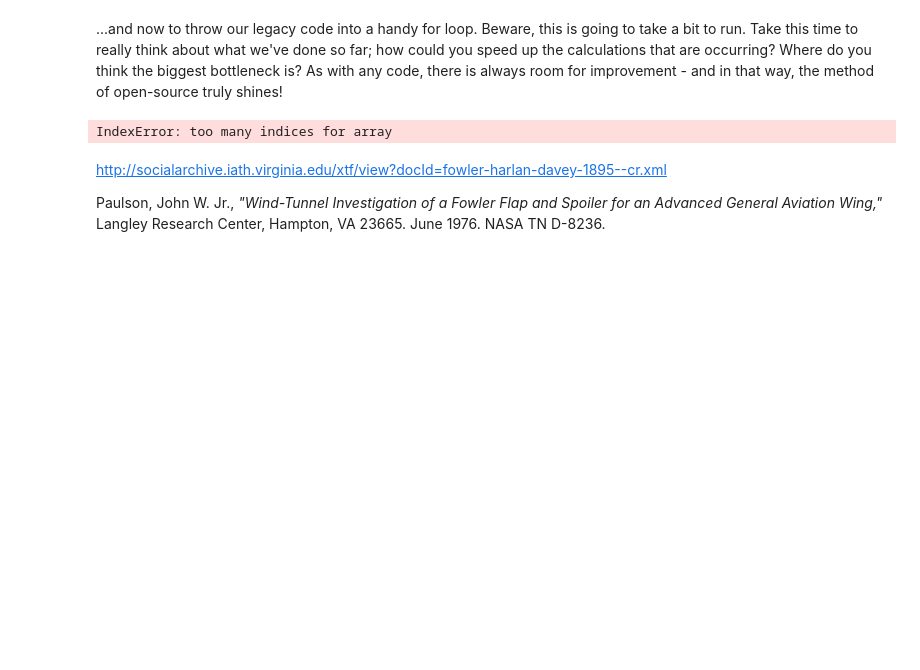
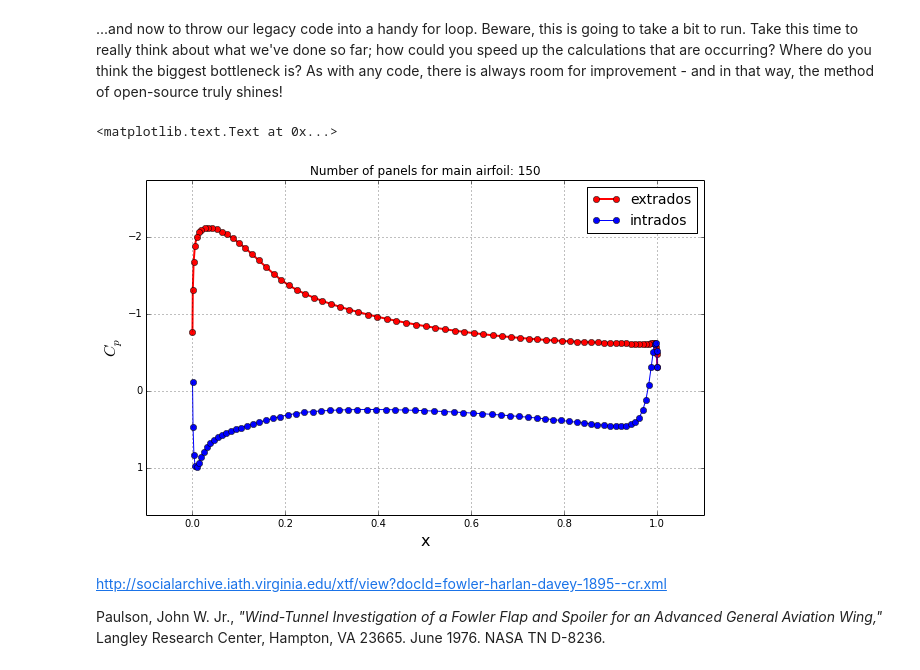
Before and after one commit to cparvini/AeroHydroWork, a Jupyter notebook: Project/FowlerFlap.ipynb, the cells around one changed output. Cells and saved outputs as stored; diff of their text form; code cells hidden in the pictures; blank space fills up the shorter version.

```diff
--- a/Project/FowlerFlap.ipynb
+++ b/Project/FowlerFlap.ipynb
@@ -409,11 +409,11 @@ angles = numpy.linspace(0.,25.,steps)
 Now we have the total chord length of the airfoils, the rotation center for our flap, and the angles that we want to simulate the flow at! For completeness, we'll define some placeholders for the coming math.
 # %%
 # Initialize Variables
-panels = numpy.empty((steps), dtype=object)
-panel_main = numpy.empty((steps), dtype=object)
-panel_flap = numpy.empty((steps), dtype=object)
-xf_plot = numpy.empty((steps), dtype=object)
-yf_plot = numpy.empty((steps), dtype=object)
+panels = numpy.empty((steps,2*N), dtype=object)
+panel_main = numpy.empty((steps,N), dtype=object)
+panel_flap = numpy.empty((steps,N), dtype=object)
+xf_plot = numpy.empty((steps,N), dtype=object)
+yf_plot = numpy.empty((steps,N), dtype=object)
 u, v = numpy.empty((steps, Nx, Ny), dtype=float), \
         numpy.empty((steps, Nx, Ny), dtype=float)
 cp = numpy.empty((steps, Nx, Ny), dtype=float)
@@ -447,7 +447,7 @@ for i, theta in enumerate(angles):
     pyplot.scatter([panel.xa for panel in panel_flap[i]], [panel.ya for panel in panel_flap[i]], color='r');
     pyplot.grid()
 
-    xf_plot[i], yf_plot[i] = x, y
+    xf_plot[i], yf_plot[i] = [panel.xa for panel in panels[i,:]], [panel.ya for panel in panels[i,:]]
 # %% [output]
 [figure]
 # %% [markdown]
@@ -485,32 +485,33 @@ for i in xrange(steps):
 
     u[i,:,:], v[i,:,:] = get_velocity_field(panels[i], freestream, X, Y)
     cp[i,:,:] = 1.0 - (u[i,:,:]**2+v[i,:,:]**2)/freestream.u_inf**2
-    panel_main[i], panel_flap[i] = panels[0:N-1], panels[N:]
+    panel_main[i,:], panel_flap[i,:] = panels[i,0:N], panels[i,N:]
 # %%
 view = -1
 val_x, val_y = 0.10, 0.20
-x_min, x_max = numpy.min( [panel.xa for panel in panel_main[view]] ), numpy.max( [panel.xa for panel in panel_main[view]] )
+x_min, x_max = numpy.min( [panel.xa for panel in panel_main[view,:]] ), numpy.max( [panel.xa for panel in panel_main[view,:]] )
 cp_min, cp_max = numpy.min( [panel.cp for panel in panel_main[view,:]] ), numpy.max( [panel.cp for panel in panel_main[view,:]] )
 x_start, x_end = x_min - val_x * (x_max-x_min), x_max + val_x * (x_max-x_min)
 y_start, y_end = cp_min - val_y * (cp_max-cp_min), cp_max + val_y * (cp_max-cp_min)
 
 pyplot.figure(figsize=(10, 6))
 pyplot.grid(True)
 pyplot.xlabel('x', fontsize=16)
 pyplot.ylabel('$C_p$', fontsize=16)
 pyplot.plot([panel.xc for panel in panel_main[view,:] if panel.loc == 'extrados'],
          [panel.cp for panel in panel_main[view,:] if panel.loc == 'extrados'],
          color='r', linestyle='-', linewidth=2, marker='o', markersize=6)
 pyplot.plot([panel.xc for panel in panel_main[view,:] if panel.loc == 'intrados'],
          [panel.cp for panel in panel_main[view,:] if panel.loc == 'intrados'],
          color='b', linestyle='-', linewidth=1, marker='o', markersize=6)
 pyplot.legend(['extrados', 'intrados'], loc='best', prop={'size':14})
 pyplot.xlim(x_start, x_end)
 pyplot.ylim(y_start, y_end)
 pyplot.gca().invert_yaxis()
 pyplot.title('Number of panels for main airfoil: %d' % N)
 # %% [output]
-IndexError: too many indices for array
+<matplotlib.text.Text at 0x...>
+[figure, added]
 # %% [markdown]
 http://socialarchive.iath.virginia.edu/xtf/view?docId=fowler-harlan-davey-1895--cr.xml
 
```
